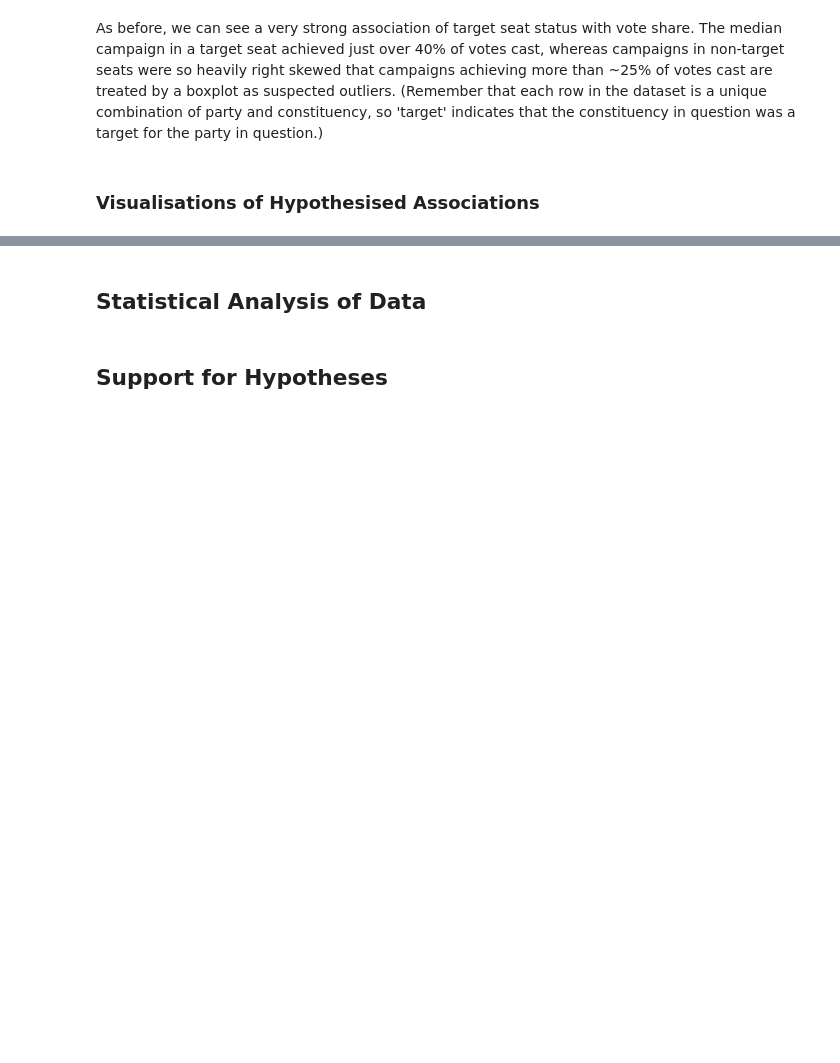
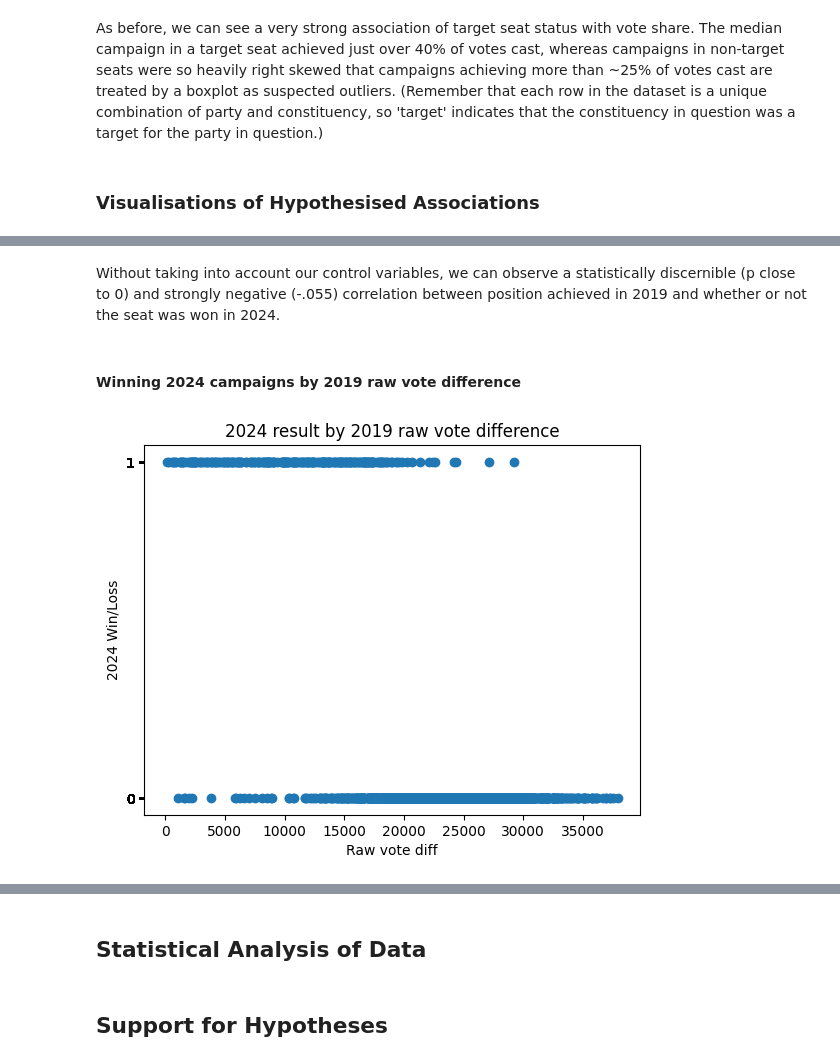
Before and after one commit to lintywilliams/EC-Assessment-1, a Jupyter notebook: Target-seat-rules-of-thumb.ipynb, the cells around one changed output, grey strips where cells are left out. Saved outputs shown, nothing was run; the diff lists cells and outputs as text; code cells hidden in the pictures; blank space fills up the shorter version.

```diff
--- a/Target-seat-rules-of-thumb.ipynb
+++ b/Target-seat-rules-of-thumb.ipynb
@@ -1949,0 +1937,23 @@ plt.show()
+# %% [markdown]
+Without taking into account our control variables, we can observe a statistically discernible (p close to 0) and strongly negative (-.055) correlation between position achieved in 2019 and whether or not the seat was won in 2024.
+# %% [markdown]
+#### Winning 2024 campaigns by 2019 raw vote difference
+# %%
+# Second, winning 2024 campaigns by 2019 raw vote difference.
+# Define x and y dimensions of scatter plot
+
+x = main_final['raw_diff_19']
+y = main_final['won_24']
+
+plt.scatter(x, y)
+
+# Add labels
+plt.yticks(y, main_final['won_24'].values)
+plt.ylabel('2024 Win/Loss')
+plt.xlabel('Raw vote diff')
+plt.title('2024 result by 2019 raw vote difference')
+
+# Show the plot
+plt.show()
+# %% [output]
+[figure, added]
```
Also changed, not shown: parts of 29 cells of this notebook.
